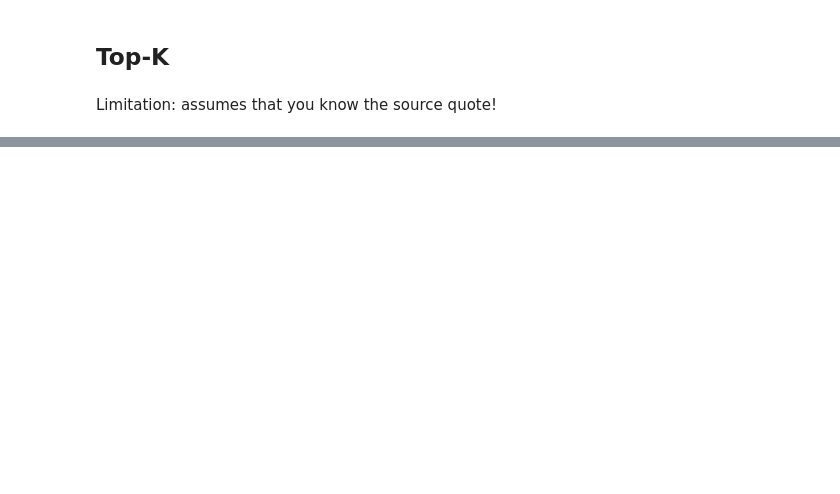
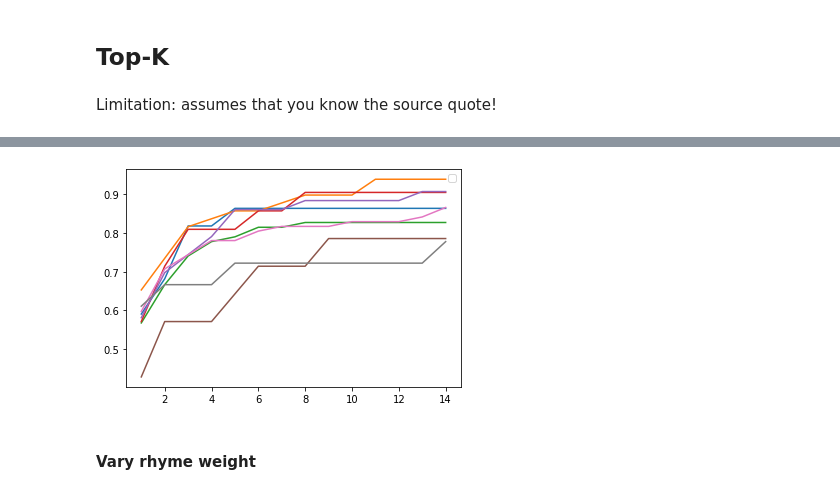
Before and after one commit to mikekestemont/zwerfverzen, a Jupyter notebook: notebooks/intertext.ipynb, the cells around one changed output, grey strips where cells are left out. Cells and saved outputs as stored; diff of their text form; code cells hidden in the pictures; blank space fills up the shorter version.

```diff
--- a/notebooks/intertext.ipynb
+++ b/notebooks/intertext.ipynb
@@ -500,0 +276,7 @@ nearest_df[nearest_df['intertext1'] != nearest_df['intertext2']].head(30)
+# %%
+results = top_k('Moriaen', 'Lantsloot van der Haghedochte', df, meta, vec,
+                length_threshold=2, rhyme_weight= 0.5, k=3)
+
+for r, res in zip(results['retrieval'], results['ranking']):
+    if r:
+        display(res)
@@ -500,0 +362,25 @@ nearest_df[nearest_df['intertext1'] != nearest_df['intertext2']].head(30)
+# %%
+titles = set(list(meta['source']) + list(meta['target']))
+scores = []
+
+Ks = range(1, 15)
+
+for t1 in titles:
+    for t2 in titles:
+        if t1 != t2:
+            sc = []
+            for i in Ks:
+                r = top_k(t1, t2, df, meta, vec,
+                        length_threshold=2, rhyme_weight=0.25, k=i)
+                if r:
+                    sc.append(r['coverage'])
+            if sc:
+                scores.append(sc)
+
+scores = pd.DataFrame(np.array(scores).T, index=Ks)
+scores.plot(legend=False)
+plt.legend([]);
+# %% [output]
+[figure, added]
+# %% [markdown]
+#### Vary rhyme weight
```
Also changed, not shown: parts of 46 cells of this notebook, 3 other files.
